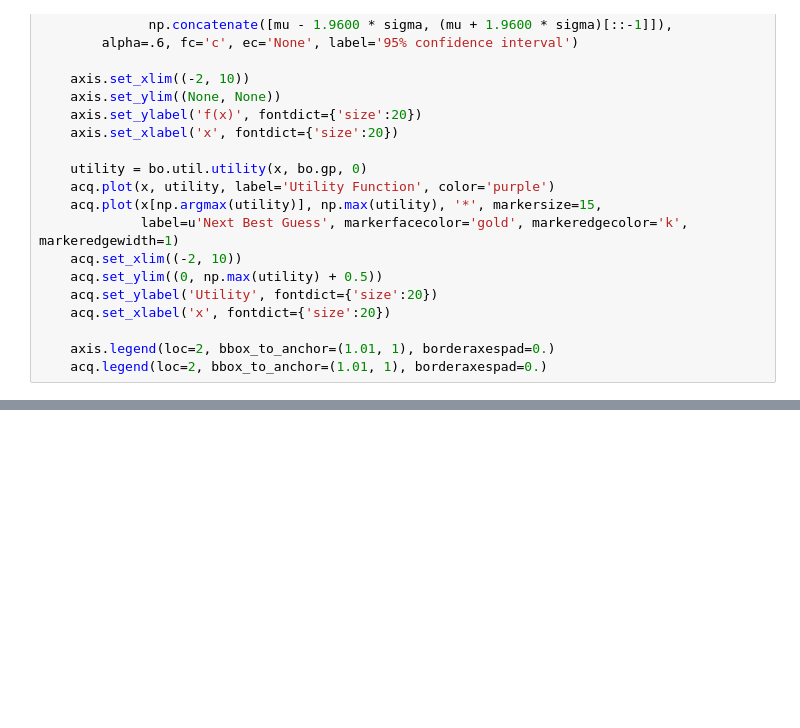
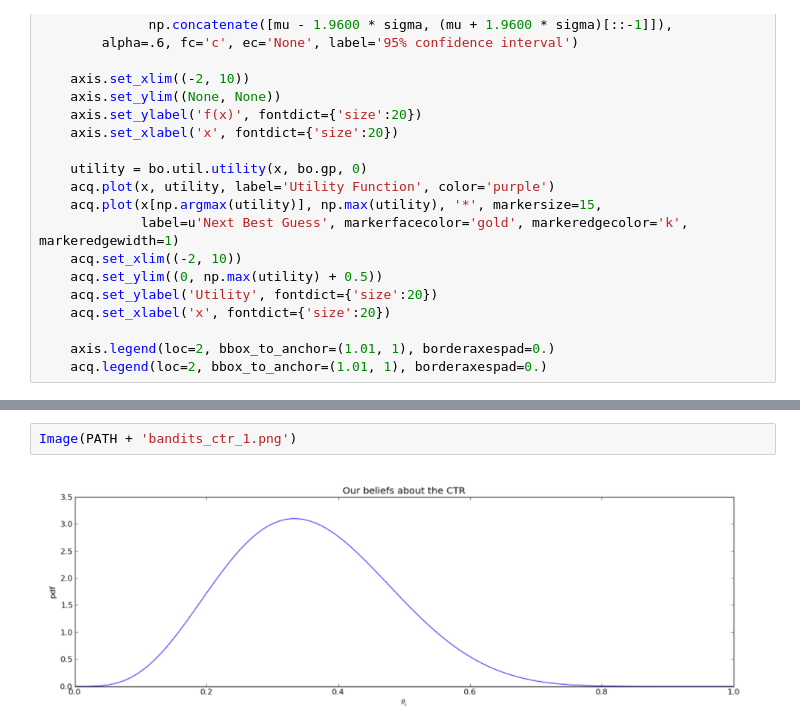
Before and after one commit to rmania/datascience, a Jupyter notebook: ubc_ml/05_Bayesian_optimization_bandits_thomson.ipynb, the cells around one changed output, grey strips where cells are left out. Cells and saved outputs as stored; diff of their text form; blank space fills up the shorter version.

```diff
--- a/ubc_ml/05_Bayesian_optimization_bandits_thomson.ipynb
+++ b/ubc_ml/05_Bayesian_optimization_bandits_thomson.ipynb
@@ -181,0 +247,4 @@ ValueError: zero-size array to reduction operation maximum which has no identity
+# %%
+Image(PATH + 'bandits_ctr_1.png')
+# %% [output]
+[figure, added]
```
Also changed, not shown: parts of 20 cells of this notebook, 1 other file.
